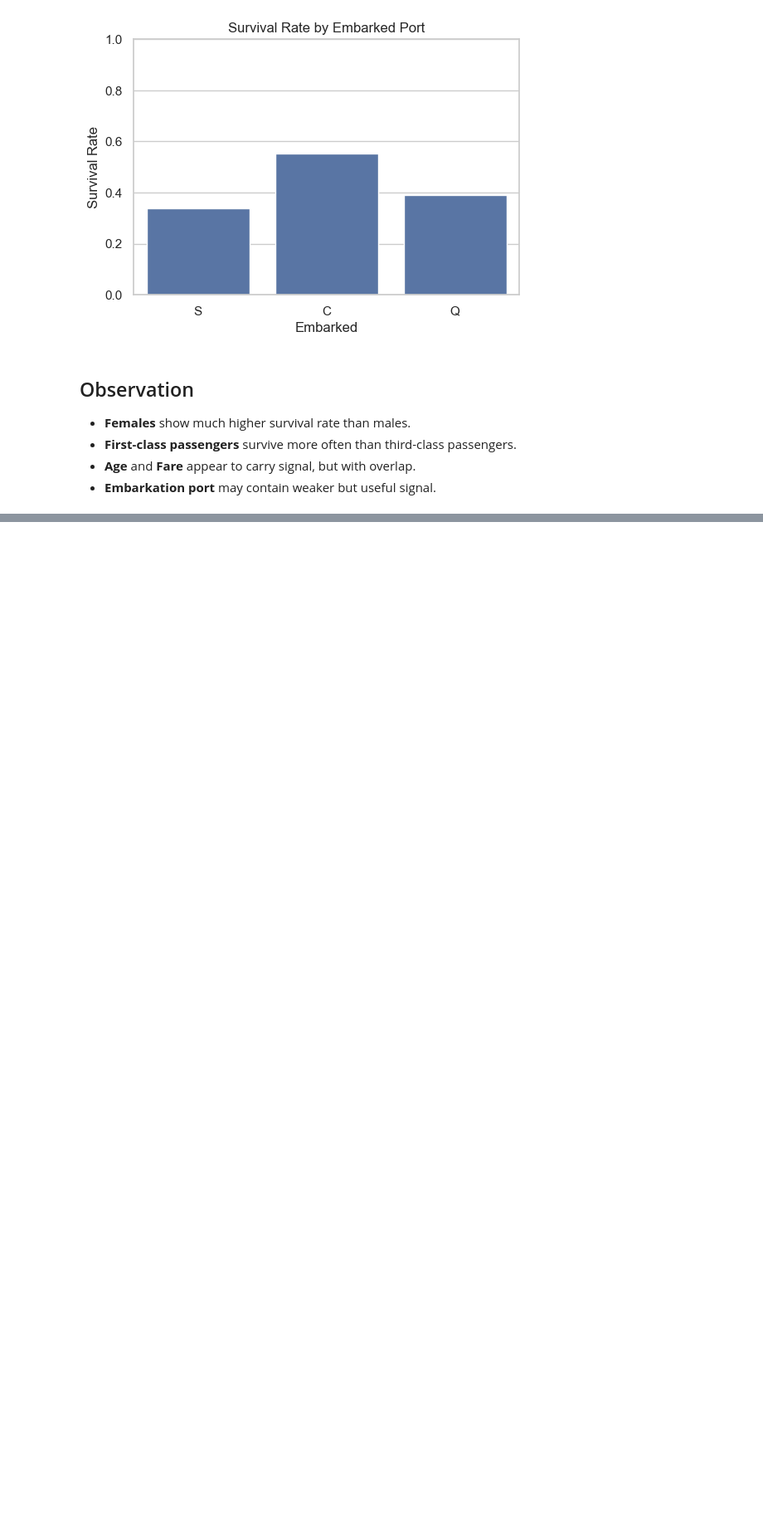
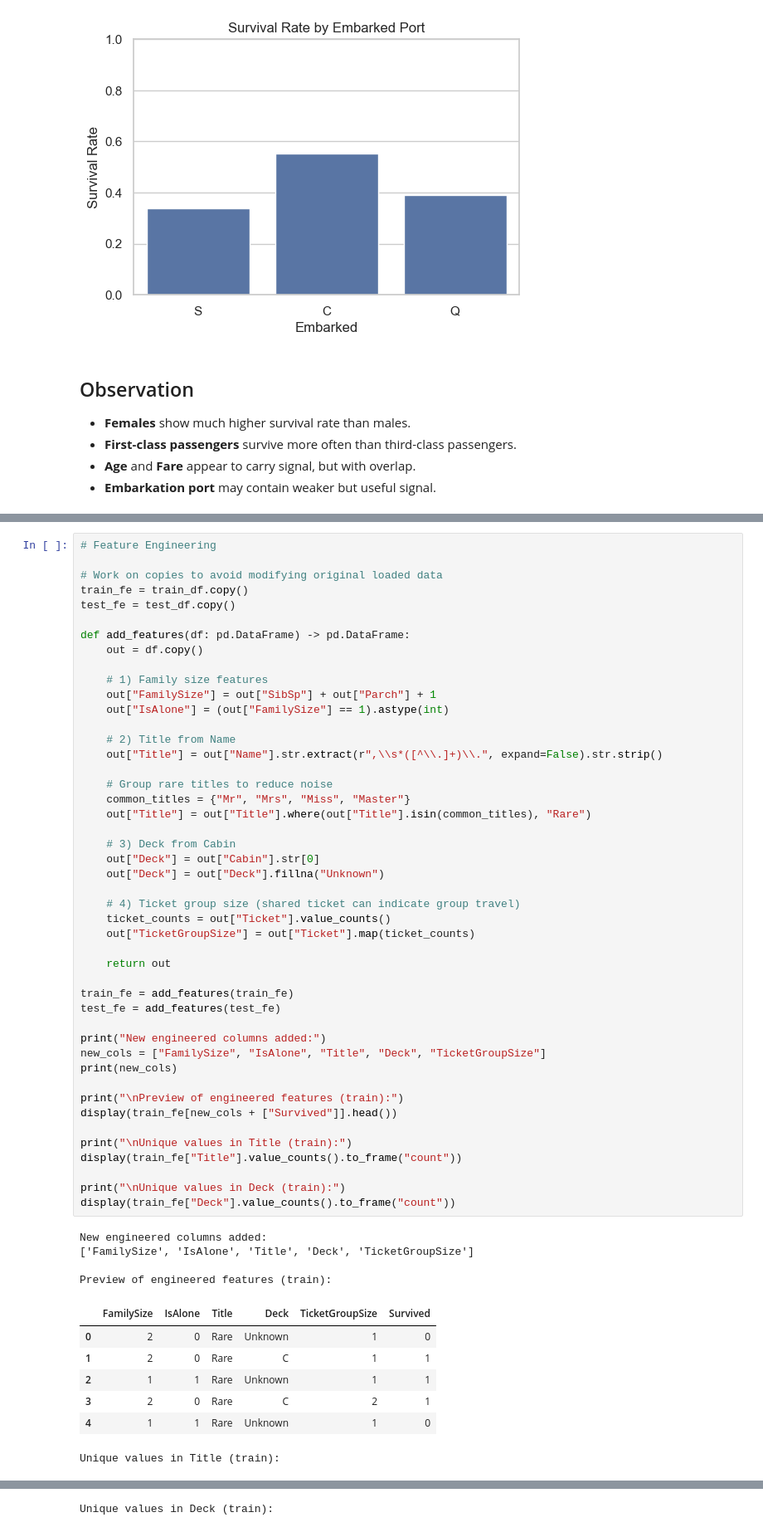
Before and after one commit to modalsaeed/kaggle_titanic, a Jupyter notebook: notebook/main.ipynb, the cells around one changed output, grey strips where cells are left out. Shown at 83% size. Drawn from its saved outputs; the diff is of its cells as text; blank space fills up the shorter version.

Commit message:
Add feature engineering section with new features: FamilySize, IsAlone, Title, Deck, and TicketGroupSize

```diff
--- a/notebook/main.ipynb
+++ b/notebook/main.ipynb
@@ -341,0 +354,58 @@ Survival rate by Embarked:
+# %%
+# Feature Engineering
+
+# Work on copies to avoid modifying original loaded data
+train_fe = train_df.copy()
+test_fe = test_df.copy()
+
+def add_features(df: pd.DataFrame) -> pd.DataFrame:
+    out = df.copy()
+
+    # 1) Family size features
+    out["FamilySize"] = out["SibSp"] + out["Parch"] + 1
+    out["IsAlone"] = (out["FamilySize"] == 1).astype(int)
+
+    # 2) Title from Name
+    out["Title"] = out["Name"].str.extract(r",\\s*([^\\.]+)\\.", expand=False).str.strip()
+
+    # Group rare titles to reduce noise
+    common_titles = {"Mr", "Mrs", "Miss", "Master"}
+    out["Title"] = out["Title"].where(out["Title"].isin(common_titles), "Rare")
+
+    # 3) Deck from Cabin
+    out["Deck"] = out["Cabin"].str[0]
+    out["Deck"] = out["Deck"].fillna("Unknown")
+
+    # 4) Ticket group size (shared ticket can indicate group travel)
+    ticket_counts = out["Ticket"].value_counts()
+    out["TicketGroupSize"] = out["Ticket"].map(ticket_counts)
+
+    return out
+
+train_fe = add_features(train_fe)
+test_fe = add_features(test_fe)
+
+print("New engineered columns added:")
+new_cols = ["FamilySize", "IsAlone", "Title", "Deck", "TicketGroupSize"]
+print(new_cols)
+
+print("\nPreview of engineered features (train):")
+display(train_fe[new_cols + ["Survived"]].head())
+
+print("\nUnique values in Title (train):")
+display(train_fe["Title"].value_counts().to_frame("count"))
+
+print("\nUnique values in Deck (train):")
+display(train_fe["Deck"].value_counts().to_frame("count"))
+# %% [output]
+New engineered columns added:
+['FamilySize', 'IsAlone', 'Title', 'Deck', 'TicketGroupSize']
+
+Preview of engineered features (train):
+|  | FamilySize | IsAlone | Title | Deck | TicketGroupSize | Survived |
+| 0 | 2 | 0 | Rare | Unknown | 1 | 0 |
+| 1 | 2 | 0 | Rare | C | 1 | 1 |
+| 2 | 1 | 1 | Rare | Unknown | 1 | 1 |
+| 3 | 2 | 0 | Rare | C | 2 | 1 |
+| 4 | 1 | 1 | Rare | Unknown | 1 | 0 |
+Unique values in Title (train):
@@ -341,0 +415 @@ Survival rate by Embarked:
+Unique values in Deck (train):
```
Also changed, not shown: parts of 3 cells of this notebook.
